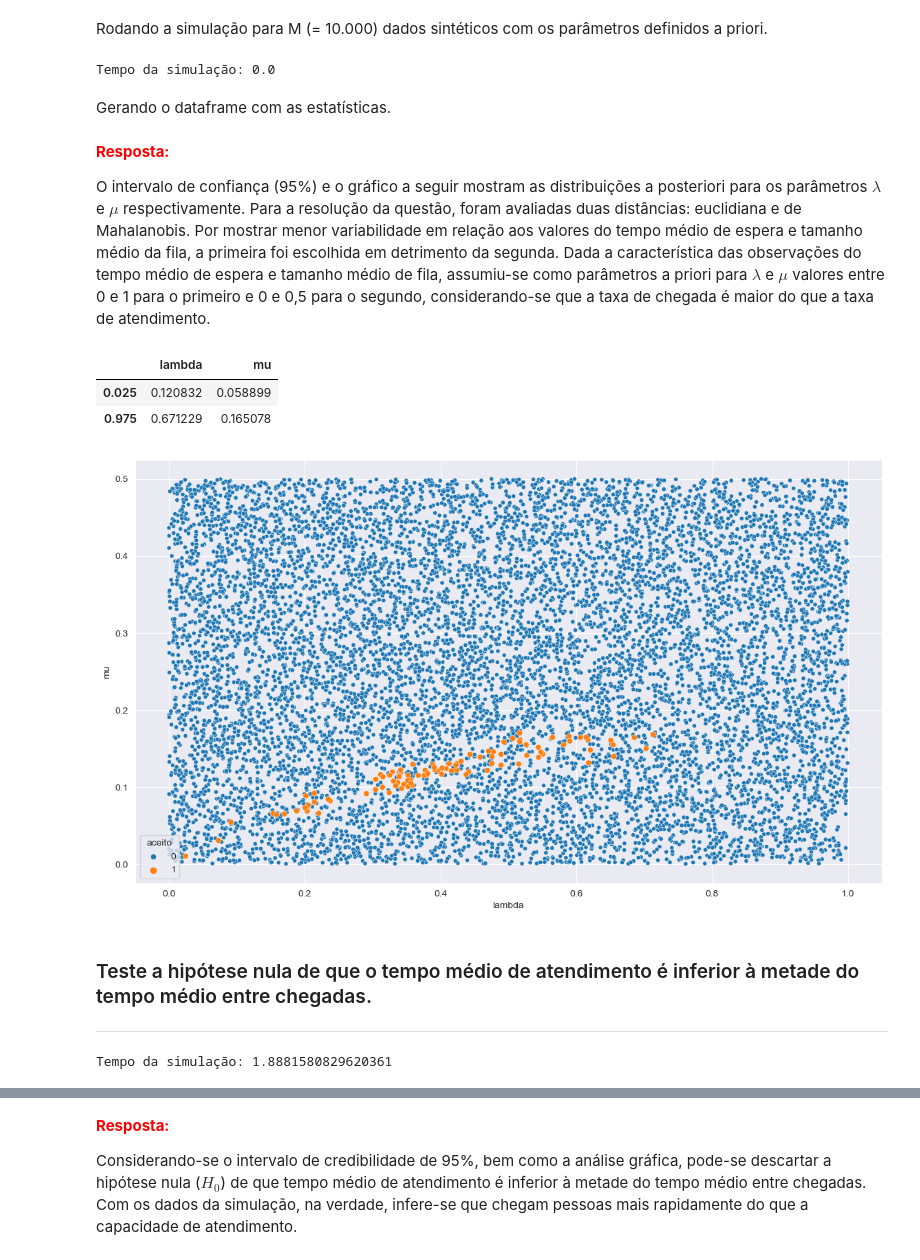
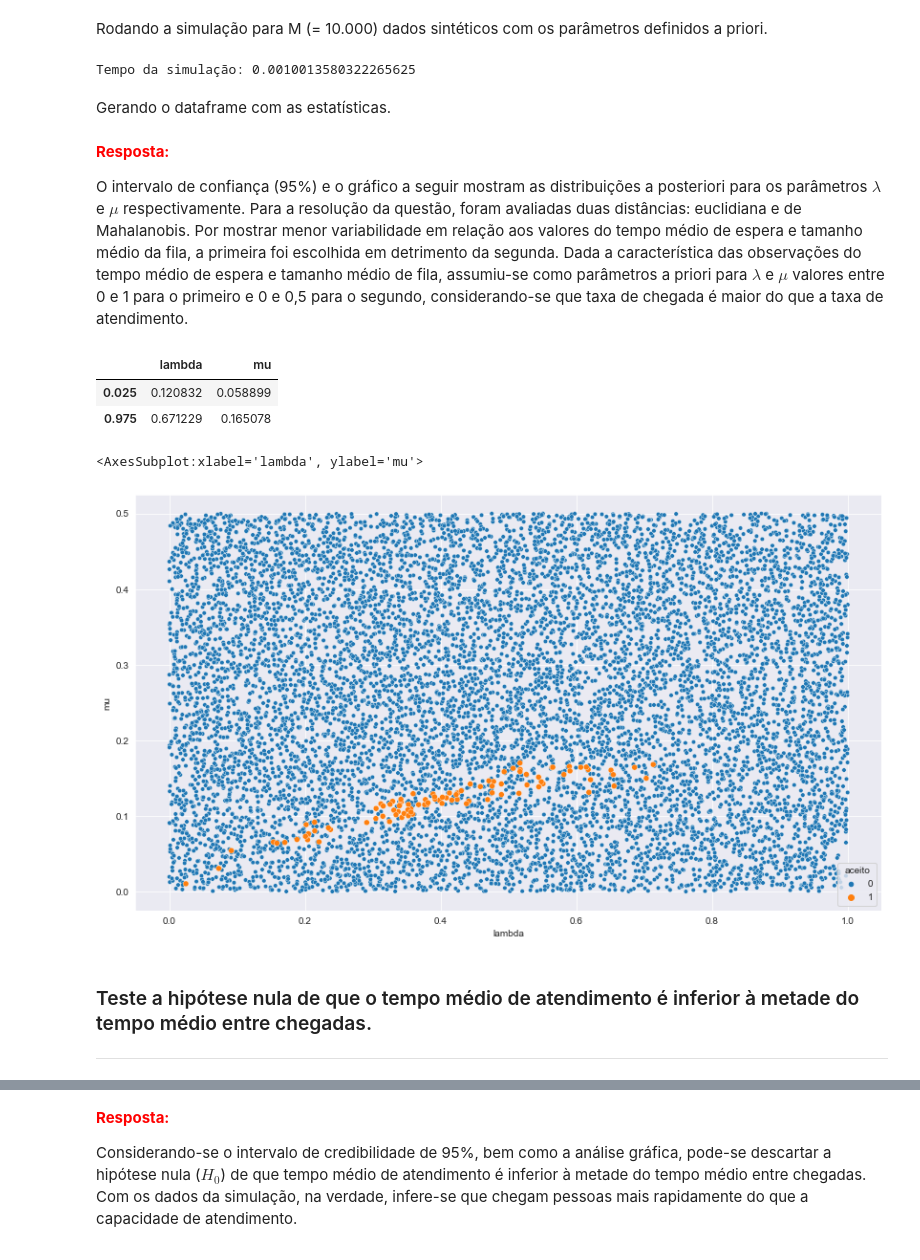
Before and after one commit to pauloceliojr/mcimd-listas, a Jupyter notebook: Trabalho Final/Trabalho_Final.ipynb, the cells around one changed output, grey strips where cells are left out. Cells and saved outputs as stored; diff of their text form; code cells hidden in the pictures.

```diff
--- a/Trabalho Final/Trabalho_Final.ipynb
+++ b/Trabalho Final/Trabalho_Final.ipynb
@@ -155,20 +180,19 @@ if not os.path.exists(ARQUIVO_FILAS_ATEND_CONCORRENTE):
     # Executa o loop de iteração para estimar a distribuição a posteriori de λ e μ
     for i in range(M):
         # Gera estatisticas simulados a partir do modelo de distribuição exponencial com os parâmetros λ e μ
-        fila = cria_simulacao(lam[i], mu[i], seed=SEED)
+        fila, _ = cria_simulacao(lam[i], mu[i], seed=SEED)
         # Os valores simulados para a fila gerada
         valores_sim = [fila.tempo_espera.mean(), fila.tam_fila.mean()]
         # Calcula a distância entre os estatisticas simulados e os estatisticas reais
         estatisticas.append([lam[i], mu[i], *valores_sim, distance.euclidean(valores_sim, valores_obs)])
 
     # Grava o dataframe em arquivo
-    pd.DataFrame(estatisticas, columns=["lambda", "mu", "tempo_medio_espera", "tam_medio_fila", "distancia"]
-                 ).to_csv(ARQUIVO_FILAS_ATEND_CONCORRENTE, encoding='utf-8', index=False)
+    pd.DataFrame(estatisticas, columns=["lambda", "mu", "tempo_medio_espera", "tam_medio_fila", "distancia"]).to_csv(ARQUIVO_FILAS_ATEND_CONCORRENTE, encoding="utf-8", index=False)
 
 tempo_final = time.time()
 print("Tempo da simulação:", (tempo_final - tempo_inicial))
 # %% [output]
-Tempo da simulação: 0.0
+Tempo da simulação: 0.0010013580322265625
 # %% [markdown]
 Gerando o dataframe com as estatísticas.
 # %%
@@ -181,7 +205,7 @@ estatisticas_priori["aceito"] = estatisticas_priori.index.map(lambda x: 1 if x i
 # %% [markdown]
 <font color='red'>**Resposta:**</font>
 
-O intervalo de confiança (95%) e o gráfico a seguir mostram as distribuições a posteriori para os parâmetros $\lambda$ e $\mu$ respectivamente. Para a resolução da questão, foram avaliadas duas distâncias: euclidiana e de Mahalanobis. Por mostrar menor variabilidade em relação aos valores do tempo médio de espera e tamanho médio da fila, a primeira foi escolhida em detrimento da segunda. Dada a característica das observações do tempo médio de espera e tamanho médio de fila, assumiu-se como parâmetros a priori para $\lambda$ e $\mu$ valores entre 0 e 1 para o primeiro e 0 e 0,5 para o segundo, considerando-se que a taxa de chegada é maior do que a taxa de atendimento.
+O intervalo de confiança (95%) e o gráfico a seguir mostram as distribuições a posteriori para os parâmetros $\lambda$ e $\mu$ respectivamente. Para a resolução da questão, foram avaliadas duas distâncias: euclidiana e de Mahalanobis. Por mostrar menor variabilidade em relação aos valores do tempo médio de espera e tamanho médio da fila, a primeira foi escolhida em detrimento da segunda. Dada a característica das observações do tempo médio de espera e tamanho médio de fila, assumiu-se como parâmetros a priori para $\lambda$ e $\mu$ valores entre 0 e 1 para o primeiro e 0 e 0,5 para o segundo, considerando-se que taxa de chegada é maior do que a taxa de atendimento.
 # %%
 estatisticas_priori.query("aceito == 1").filter(["lambda", "mu"]).quantile([0.025, 0.975])
 # %% [output]
@@ -191,29 +215,24 @@ estatisticas_priori.query("aceito == 1").filter(["lambda", "mu"]).quantile([0.02
 # %%
 ax = sns.scatterplot(data=estatisticas_priori.sort_values("aceito"), x="lambda", y="mu", hue="aceito", size="aceito", sizes={0: 20, 1: 35})
 ax.figure.set_size_inches(14, 8)
+ax
 # %% [output]
+<AxesSubplot:xlabel='lambda', ylabel='mu'>
-[figure, old version]
+[figure, new version]
 # %% [markdown]
 ### Teste a hipótese nula de que o tempo médio de atendimento é inferior à metade do tempo médio entre chegadas.
 
 ---
 # %%
-tempo_inicial = time.time()
-
 # Inicializa uma lista vazia que armazenará as estatísticas das amostras geradas pelos parâmetros (lambda e mu)
 estatisticas = []
 
 # Executa o loop de iteração para estimar a distribuição a posteriori de λ e μ
 for estatistica in estatisticas_priori.query("aceito == 1").filter(["lambda", "mu"]).values:
     # Gera estatisticas simulados a partir do modelo de distribuição exponencial com os parâmetros λ e μ
-    fila = cria_simulacao(estatistica[0], estatistica[1], seed=SEED)
+    fila, _ = cria_simulacao(estatistica[0], estatistica[1], seed=SEED)
     # Calcula as estatísticas relacionadas aos parâmetros a posteriori
     estatisticas.append([estatistica[0], estatistica[1], fila.tempo_servico.mean(), fila.tempo_entre_chegadas.mean(), fila.tam_fila.quantile(0.9), fila.tempo_espera.mean()])
-
-tempo_final = time.time()
-print("Tempo da simulação:", (tempo_final - tempo_inicial))
-# %% [output]
-Tempo da simulação: 1.8881580829620361
 # %%
 # Gera um dataframe Pandas as estatísticas calculadas
 estatisticas_posteriori = pd.DataFrame(estatisticas, columns=["lambda", "mu", "tempo_medio_servico", "tempo_medio_entre_chegadas", "tam_fila_quantil_90", "tempo_medio_espera"])
```
Also changed, not shown: parts of 14 cells of this notebook, 1 other file.
